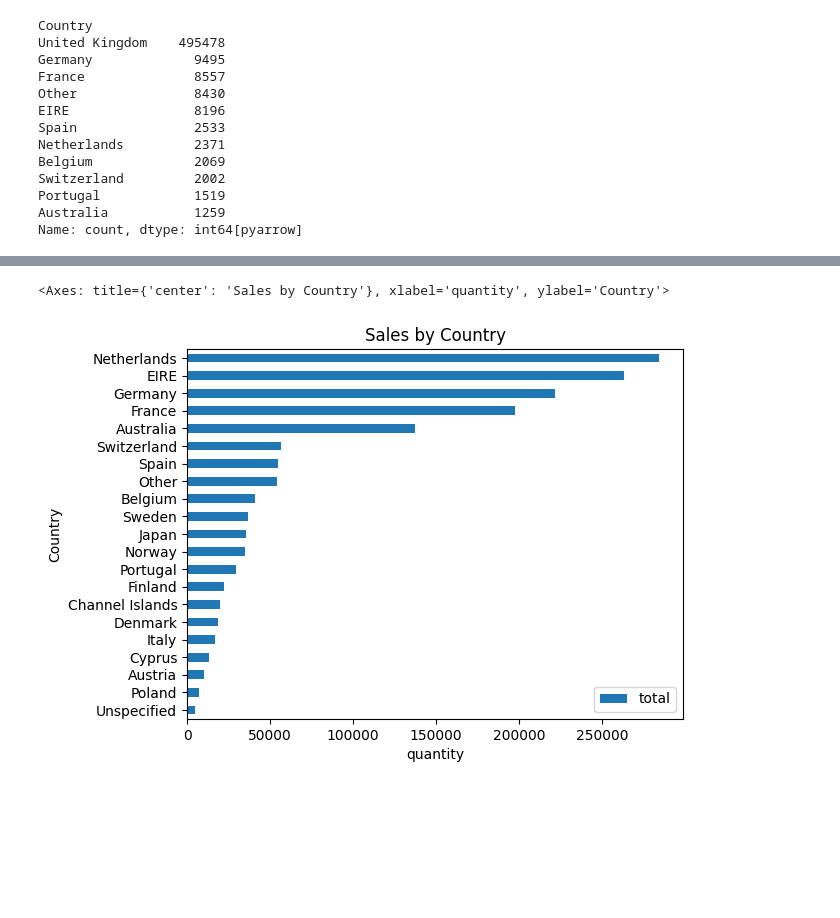
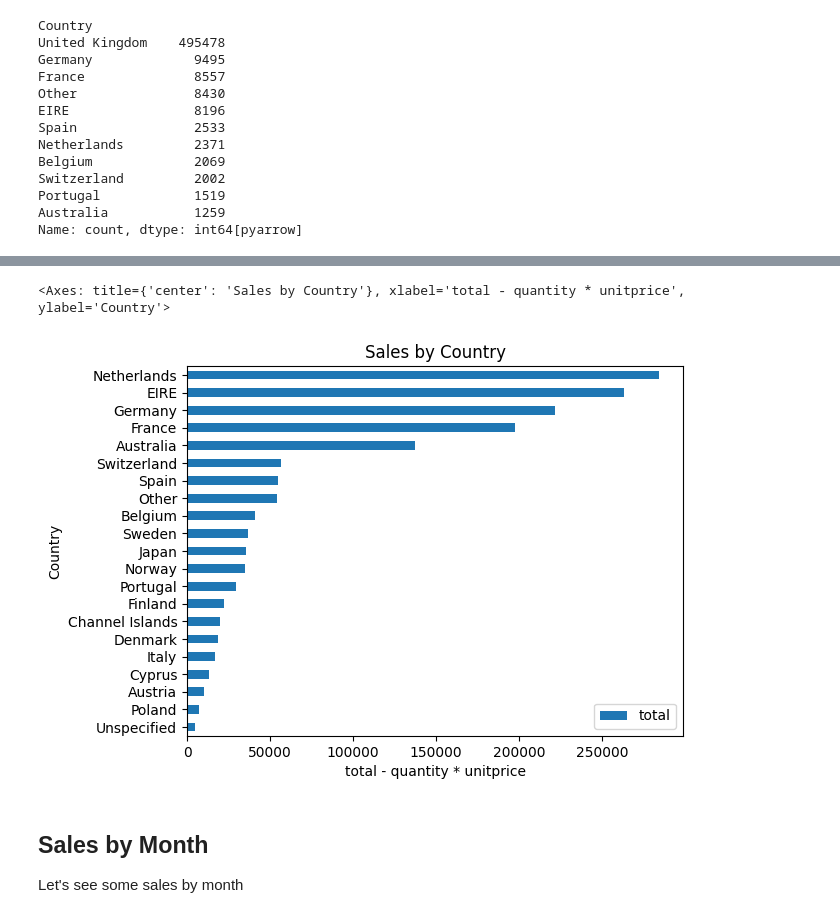
Before and after one commit to agpt8/data_science_portfolio, a Jupyter notebook: retail-data-summary.ipynb, the cells around one changed output, grey strips where cells are left out. Drawn from its saved outputs; the diff is of its cells as text; code cells hidden in the pictures; blank space fills up the shorter version.

```diff
--- a/retail-data-summary.ipynb
+++ b/retail-data-summary.ipynb
@@ -331,17 +331,21 @@ Name: count, dtype: int64[pyarrow]
 # %%
 # using the function to create/update a column
 (sales_f
     .query('Country != "United Kingdom"')
     .assign(
         Country=lambda df: limit_n(df, "Country"),
         total=lambda df: df.Quantity * df.UnitPrice,
         year=lambda df: df.InvoiceDate.dt.year,
     )
     .groupby("Country")
     .sum(numeric_only=True)
     .total.sort_values()
-    .plot.barh(title="Sales by Country", xlabel='quantity', legend=True)
+    .plot.barh(title="Sales by Country", xlabel='total - quantity * unitprice', legend=True)
 )
 # %% [output]
-<Axes: title={'center': 'Sales by Country'}, xlabel='quantity', ylabel='Country'>
+<Axes: title={'center': 'Sales by Country'}, xlabel='total - quantity * unitprice', ylabel='Country'>
-[figure, old version]
+[figure, new version]
+# %% [markdown]
+## Sales by Month
+
+Let's see some sales by month
```
Also changed, not shown: parts of 10 cells of this notebook.
